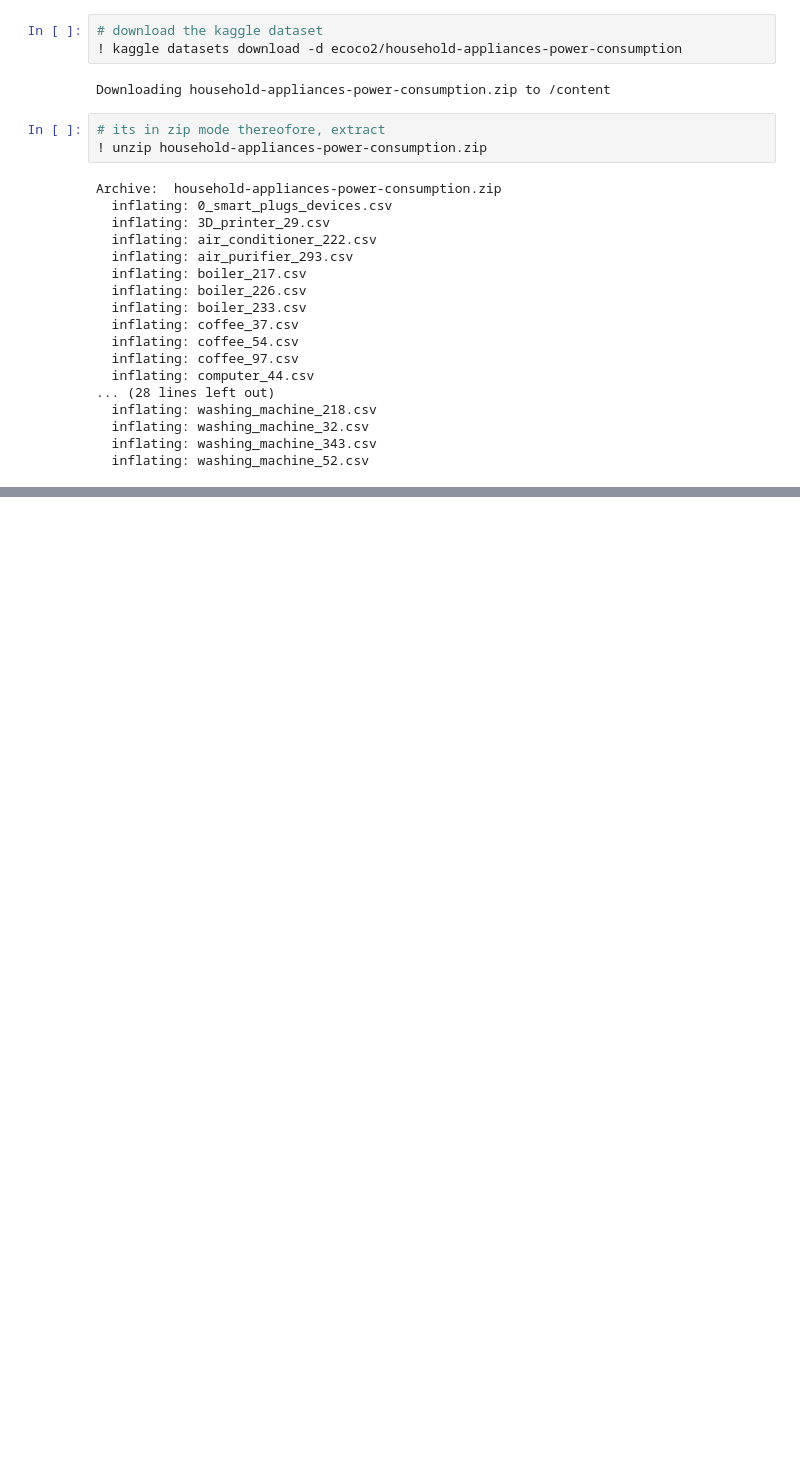
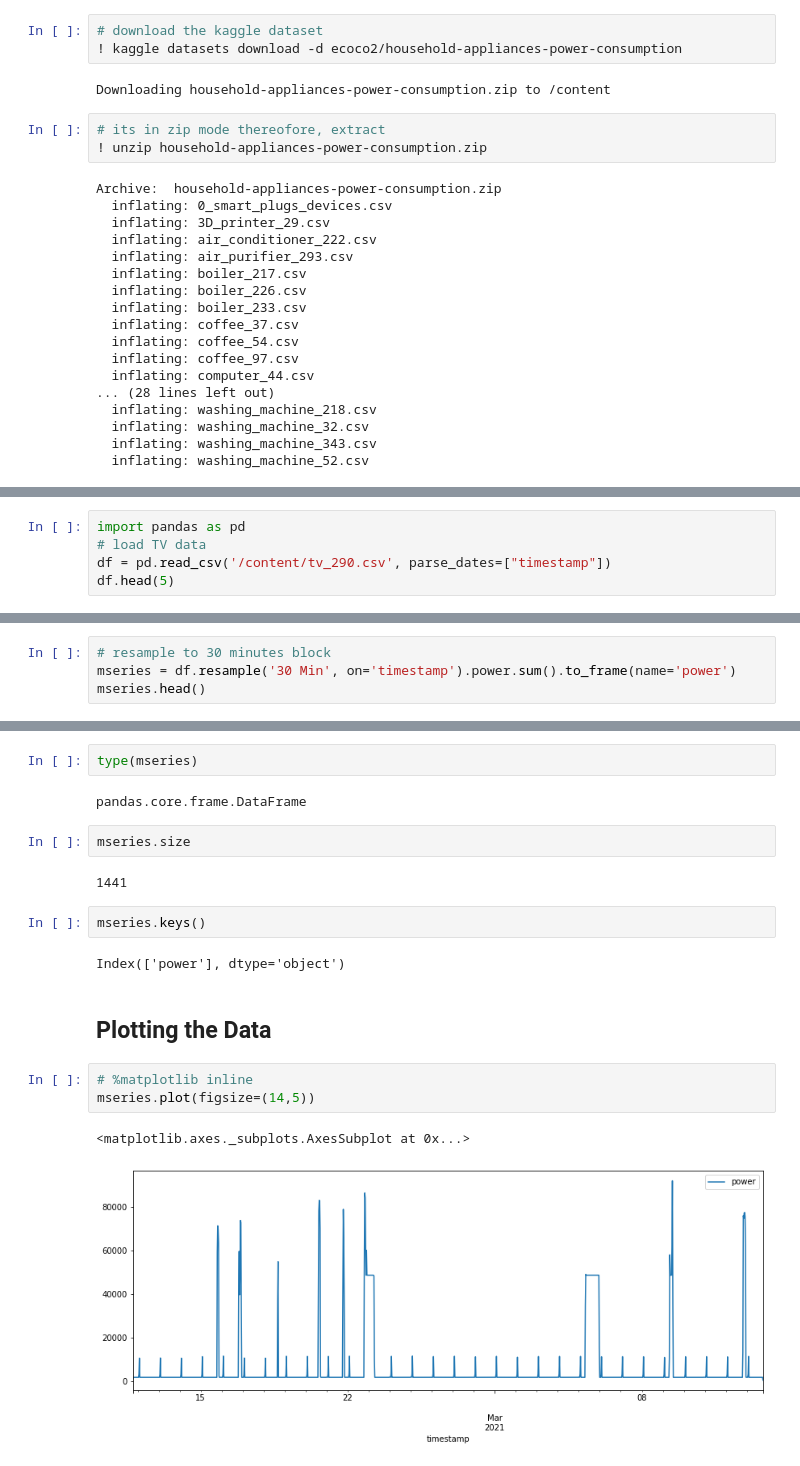
Before and after one commit to machiobrian/Energy, a Jupyter notebook: HouseHold.ipynb, the cells around one changed output, grey strips where cells are left out. Drawn from its saved outputs; the diff is of its cells as text; blank space fills up the shorter version.

```diff
--- a/HouseHold.ipynb
+++ b/HouseHold.ipynb
@@ -42,0 +60,5 @@ Archive:  household-appliances-power-consumption.zip
+# %%
+import pandas as pd
+# load TV data
+df = pd.read_csv('/content/tv_290.csv', parse_dates=["timestamp"])
+df.head(5)
@@ -42,0 +84,4 @@ Archive:  household-appliances-power-consumption.zip
+# %%
+# resample to 30 minutes block
+mseries = df.resample('30 Min', on='timestamp').power.sum().to_frame(name='power')
+mseries.head()
@@ -42,0 +96,20 @@ Archive:  household-appliances-power-consumption.zip
+# %%
+type(mseries)
+# %% [output]
+pandas.core.frame.DataFrame
+# %%
+mseries.size
+# %% [output]
+1441
+# %%
+mseries.keys()
+# %% [output]
+Index(['power'], dtype='object')
+# %% [markdown]
+## Plotting the Data
+# %%
+# %matplotlib inline
+mseries.plot(figsize=(14,5))
+# %% [output]
+<matplotlib.axes._subplots.AxesSubplot at 0x...>
+[figure, added]
```
Also changed, not shown: parts of 20 cells of this notebook.
